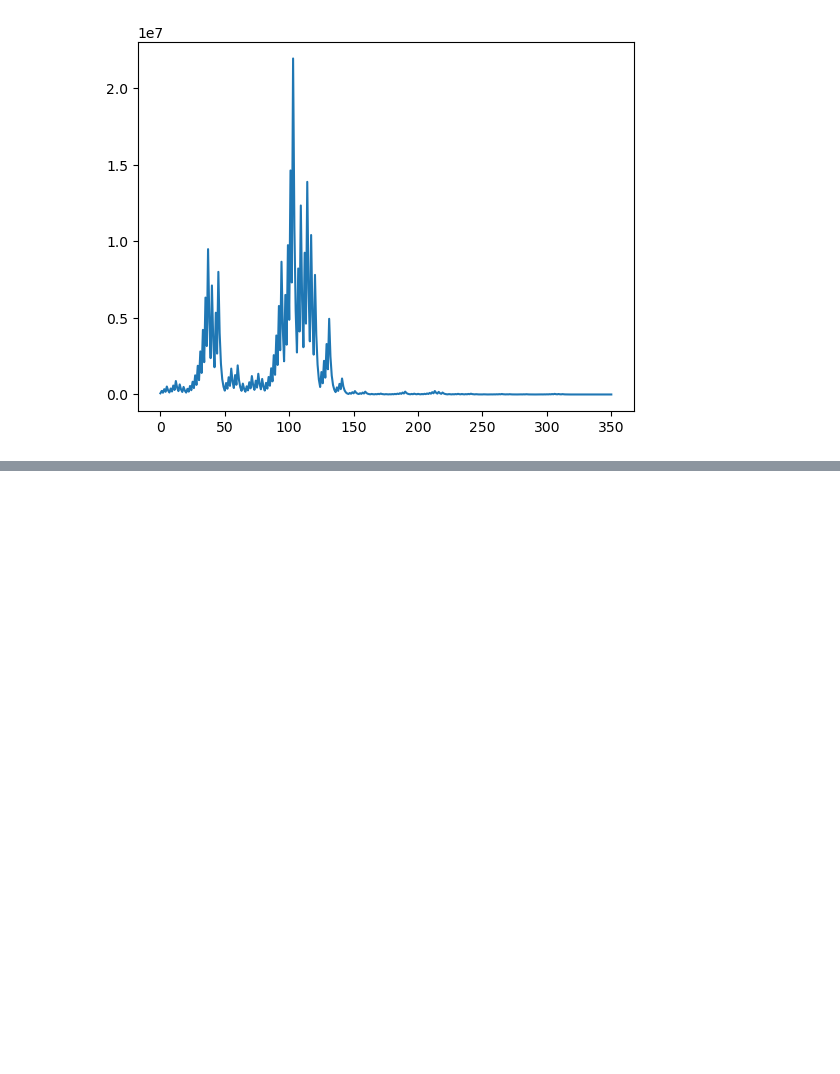
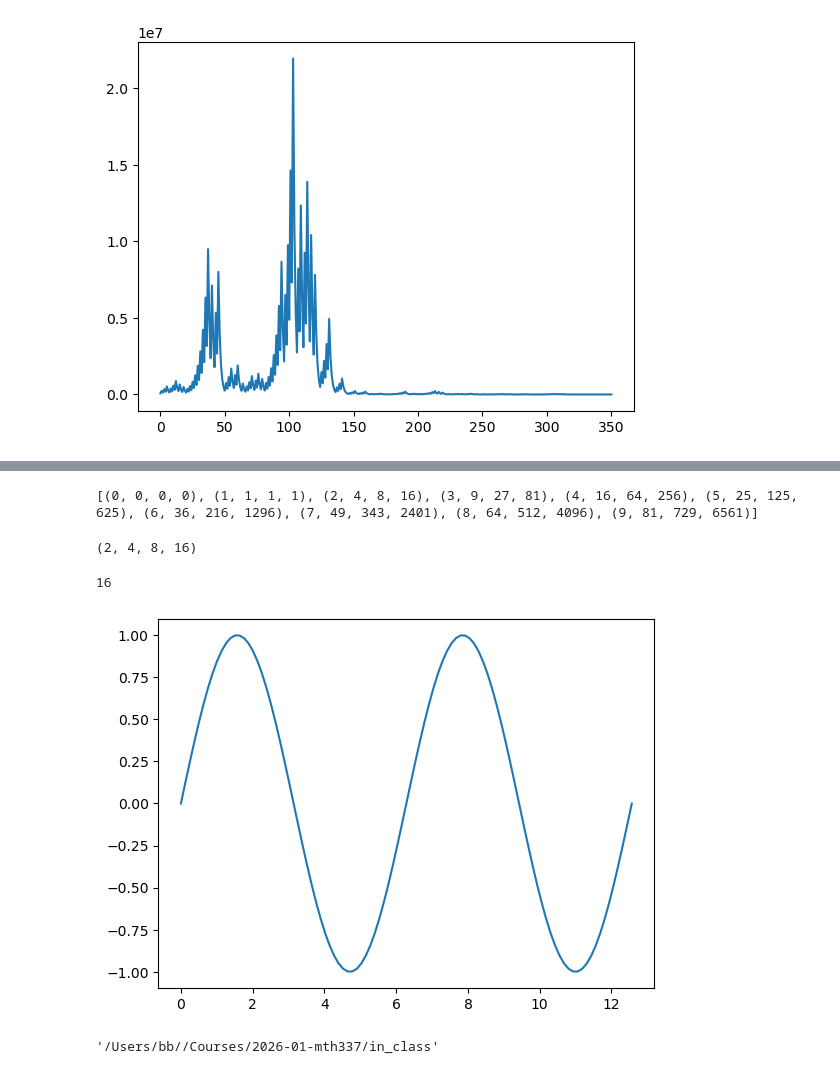
Before and after one commit to bbadzioch/MTH337_site, a Jupyter notebook: schedule/week3/week3_notebook.ipynb, the cells around one changed output, grey strips where cells are left out. Drawn from its saved outputs; the diff is of its cells as text; code cells hidden in the pictures; blank space fills up the shorter version.

```diff
--- a/schedule/week3/week3_notebook.ipynb
+++ b/schedule/week3/week3_notebook.ipynb
@@ -80,0 +83,4 @@ plt.show()
+# %%
+# comment
+x = 2 # x is just a variable
+print(x)
@@ -80,0 +149,4 @@ plt.show()
+# %%
+squares = []
+for i in range(10):
+    squares.append(i**2)
@@ -80,0 +169,5 @@ plt.show()
+# %%
+even_squares = []
+for i in range(10):
+    if i%2 == 0:
+        even_squares.append(i**2)
@@ -80,0 +186,12 @@ plt.show()
+# %%
+print(powers)
+# %% [output]
+[(0, 0, 0, 0), (1, 1, 1, 1), (2, 4, 8, 16), (3, 9, 27, 81), (4, 16, 64, 256), (5, 25, 125, 625), (6, 36, 216, 1296), (7, 49, 343, 2401), (8, 64, 512, 4096), (9, 81, 729, 6561)]
+# %%
+powers[2]
+# %% [output]
+(2, 4, 8, 16)
+# %%
+powers[2][-1]
+# %% [output]
+16
@@ -80,0 +202,13 @@ plt.show()
+# %%
+n = 100
+xvals = [ 4*pi*i/n for i in range(n+1)]
+yvals = [ sin(x) for x in xvals]
+
+plt.plot(xvals, yvals)
+plt.show()
+# %% [output]
+[figure, added]
+# %%
+pwd
+# %% [output]
+'/Users/bb//Courses/2026-01-mth337/in_class'
```
Also changed, not shown: parts of 22 cells of this notebook, 7 other files.
